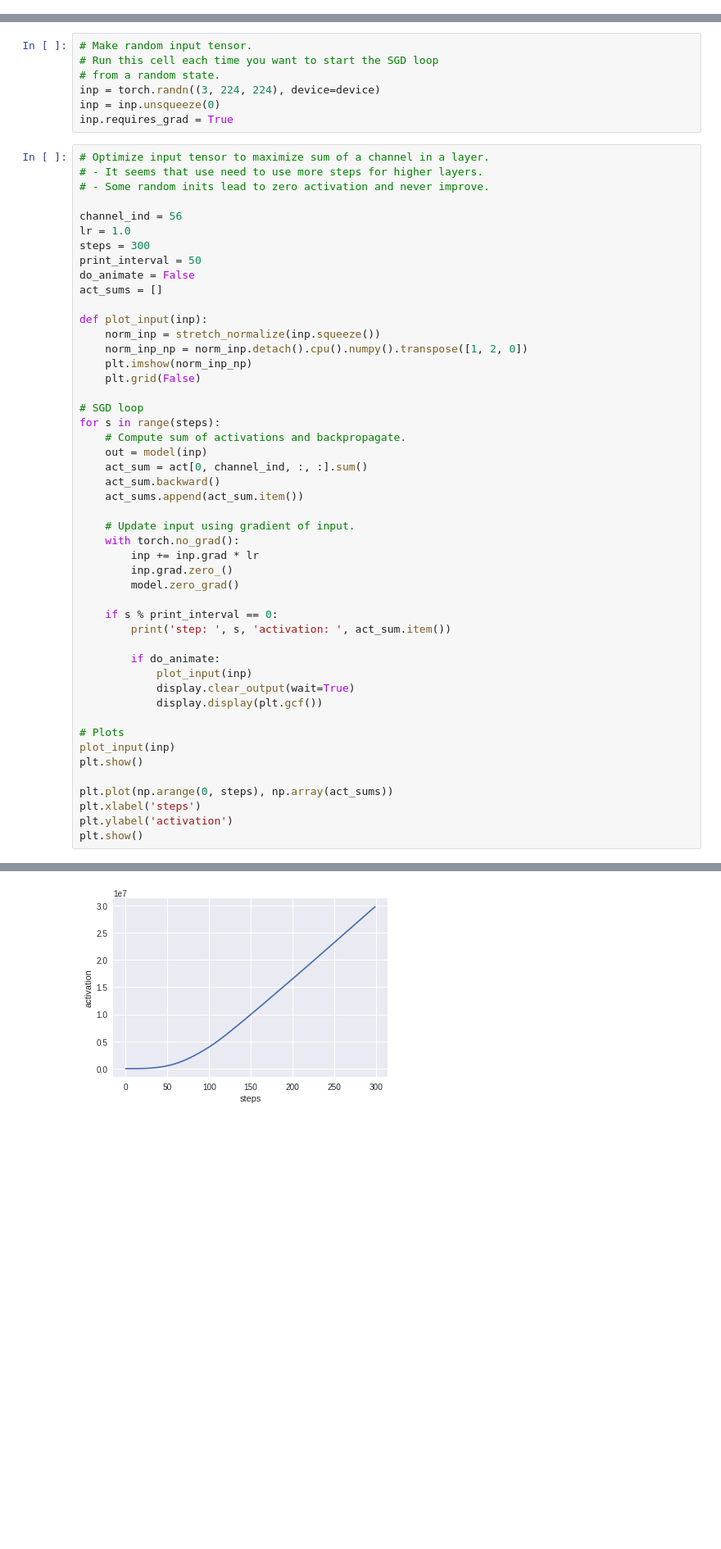
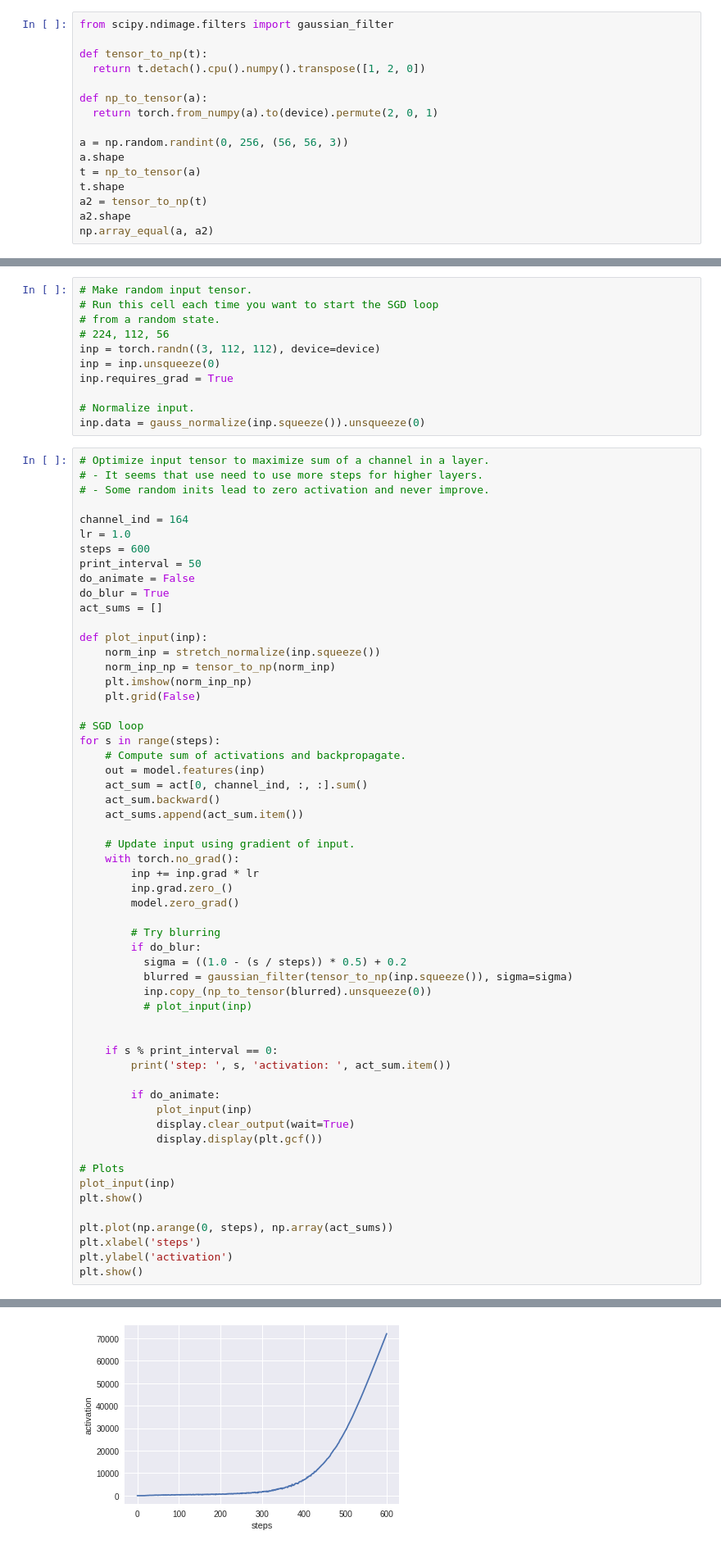
Before and after one commit to lewfish/homely-hobby, a Jupyter notebook: mlx/nbs/min_feat_viz.ipynb, the cells around one changed output, grey strips where cells are left out. Shown: that part at 82% size. Saved outputs shown, nothing was run; the diff lists cells and outputs as text; blank space fills up the shorter version.

```diff
--- a/mlx/nbs/min_feat_viz.ipynb
+++ b/mlx/nbs/min_feat_viz.ipynb
@@ -73,3 +73,19 @@ VGG(
     (6): Linear(in_features=4096, out_features=1000, bias=True)
   )
 )
+# %%
+from scipy.ndimage.filters import gaussian_filter
+
+def tensor_to_np(t):
+  return t.detach().cpu().numpy().transpose([1, 2, 0])
+
+def np_to_tensor(a):
+  return torch.from_numpy(a).to(device).permute(2, 0, 1)
+
+a = np.random.randint(0, 256, (56, 56, 3))
+a.shape
+t = np_to_tensor(a)
+t.shape
+a2 = tensor_to_np(t)
+a2.shape
+np.array_equal(a, a2)
@@ -77,31 +95,36 @@ VGG(
 # Make random input tensor.
 # Run this cell each time you want to start the SGD loop
 # from a random state.
-inp = torch.randn((3, 224, 224), device=device)
+# 224, 112, 56
+inp = torch.randn((3, 112, 112), device=device)
 inp = inp.unsqueeze(0)
 inp.requires_grad = True
+
+# Normalize input.
+inp.data = gauss_normalize(inp.squeeze()).unsqueeze(0)
 # %%
 # Optimize input tensor to maximize sum of a channel in a layer.
 # - It seems that use need to use more steps for higher layers.
 # - Some random inits lead to zero activation and never improve.
 
-channel_ind = 56
+channel_ind = 164
 lr = 1.0
-steps = 300
+steps = 600
 print_interval = 50
 do_animate = False
+do_blur = True
 act_sums = []
 
 def plot_input(inp):
     norm_inp = stretch_normalize(inp.squeeze())
-    norm_inp_np = norm_inp.detach().cpu().numpy().transpose([1, 2, 0])
+    norm_inp_np = tensor_to_np(norm_inp)
     plt.imshow(norm_inp_np)
     plt.grid(False)
 
 # SGD loop
 for s in range(steps):
     # Compute sum of activations and backpropagate.
-    out = model(inp)
+    out = model.features(inp)
     act_sum = act[0, channel_ind, :, :].sum()
     act_sum.backward()
     act_sums.append(act_sum.item())
@@ -111,6 +134,14 @@ for s in range(steps):
         inp += inp.grad * lr
         inp.grad.zero_()
         model.zero_grad()
+
+        # Try blurring
+        if do_blur:
+          sigma = ((1.0 - (s / steps)) * 0.5) + 0.2
+          blurred = gaussian_filter(tensor_to_np(inp.squeeze()), sigma=sigma)
+          inp.copy_(np_to_tensor(blurred).unsqueeze(0))
+          # plot_input(inp)
+
 
     if s % print_interval == 0:
         print('step: ', s, 'activation: ', act_sum.item())
@@ -139 +176 @@ step:  250 activation:  23206176.0
-[figure, old version]
+[figure, new version]
```
Also changed, not shown: parts of 3 cells of this notebook.
